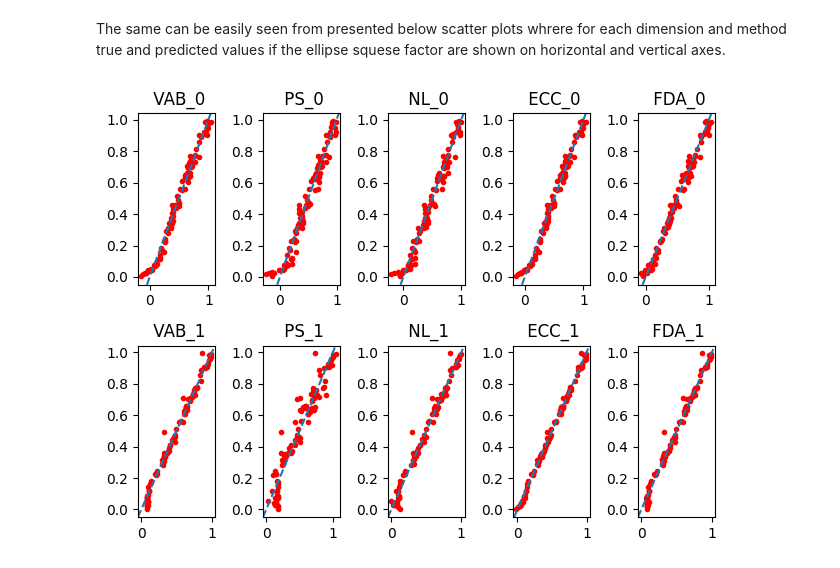
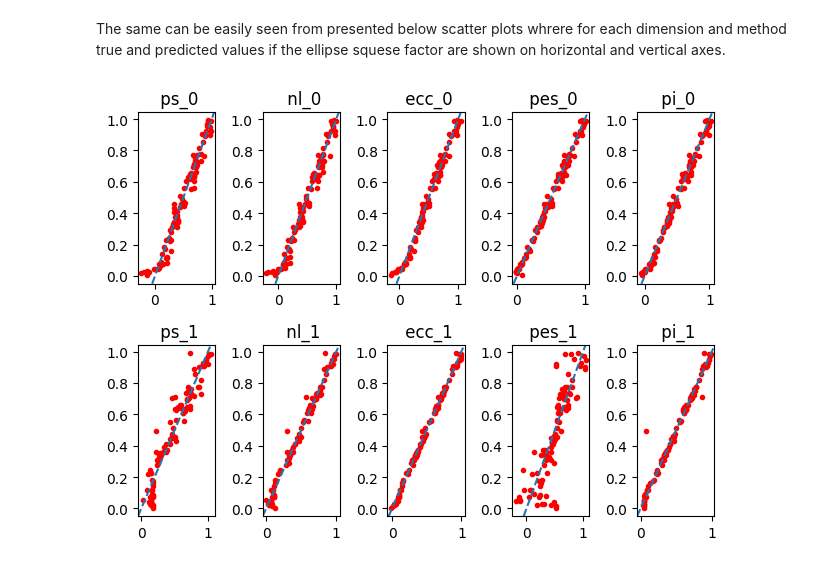
Before and after one commit to ALuchinsky/tdavec, a Jupyter notebook: sample_notebook/circle_vs_ellipse.ipynb, the cells around one changed output. Drawn from its saved outputs; the diff is of its cells as text; code cells hidden in the pictures.

```diff
--- a/sample_notebook/circle_vs_ellipse.ipynb
+++ b/sample_notebook/circle_vs_ellipse.ipynb
@@ -137,11 +108,0 @@ df[df["score"] == df["score"].max()].drop_duplicates()
-# %%
-results = []
-df = pd.DataFrame()
-for homDim in [0, 1]:
-    for method in methodList:
-        res = makeSim(method, homDim); results.append(res)
-        df = pd.concat([df, pd.DataFrame(res)])
-df["homDim"] = df["homDim"].astype("category")
-df[["method", "homDim", "score"]].drop_duplicates().\
-    pivot(index="method", columns="homDim", values="score").\
-    round(3)
@@ -157,12 +110,13 @@ df[["method", "homDim", "score"]].drop_duplicates().\
 As you can see, they are very close to 1, so fits are pretty accurate
 # %% [markdown]
 The same can be easily seen from presented below scatter plots whrere for each dimension and method true and predicted values if the ellipse squese factor are shown on horizontal and vertical axes.
-# %%
-for i, r in enumerate(results):
-    plt.subplot(2, 5, i+1)
-    plt.plot(r["test_preds"], r["y_test"], "r.")
-    plt.axline( (0,0), slope=1, linestyle = "--")
-    plt.title(" {}_{}".format(r["method"], r["homDim"]))
-plt.tight_layout()
-# %% [output]
-[figure, removed]
+# %%
+results_ = [r for r in results if r["method"] in methodList[3:8]]
+for i, r in enumerate(results_):
+    plt.subplot(2, 5, i+1)
+    plt.plot(r["test_preds"], r["y_test"], "r.")
+    plt.axline( (0,0), slope=1, linestyle = "--")
+    plt.title(" {}_{}".format(r["method"], r["homDim"]))
+plt.tight_layout()
+# %% [output]
+[figure, added]
```
Also changed, not shown: parts of 9 cells of this notebook, 1 other file.
